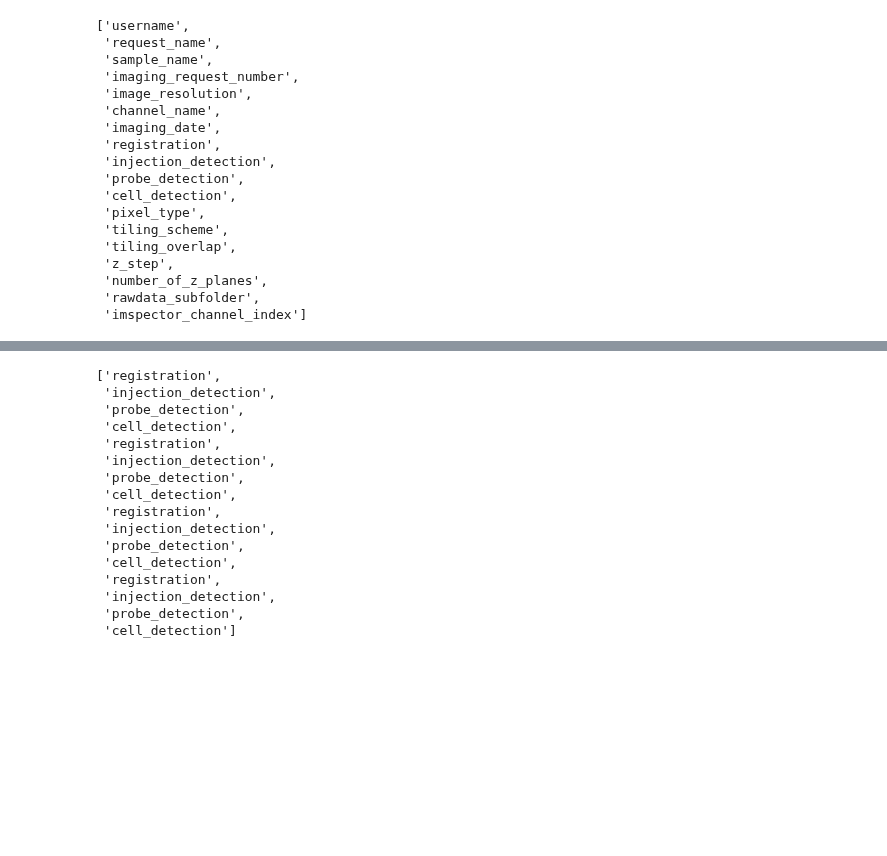
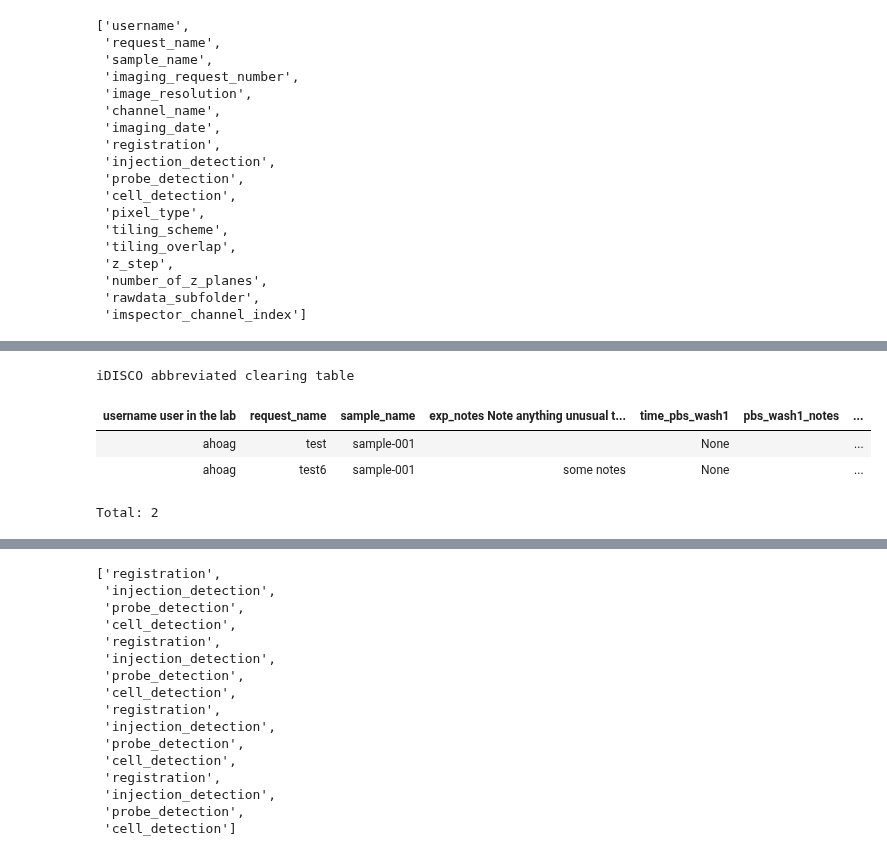
Before and after one commit to BrainCOGS/lightserv, a Jupyter notebook: notebooks/datajoint_sandbox.ipynb, the cells around one changed output, grey strips where cells are left out. Saved outputs shown, nothing was run; the diff lists cells and outputs as text; code cells hidden in the pictures; blank space fills up the shorter version.

```diff
--- a/notebooks/datajoint_sandbox.ipynb
+++ b/notebooks/datajoint_sandbox.ipynb
@@ -151,4 +151,12 @@ Samples from a particular request
 | ahoag | test5 | sample-008 | None | None | not yet assigned | ... |
 ...
 Total: 14
+# %%
+schema.Sample.IdiscoAbbreviatedClearing()
+# %% [output]
+iDISCO abbreviated clearing table
+| username user in the lab | request_name | sample_name | exp_notes Note anything unusual t... | time_pbs_wash1 | pbs_wash1_notes | ... |
+| ahoag | test | sample-001 |  | None |  | ... |
+| ahoag | test6 | sample-001 | some notes | None |  | ... |
+Total: 2
 # %%
```
Also changed, not shown: parts of 4 cells of this notebook, 7 other files.
